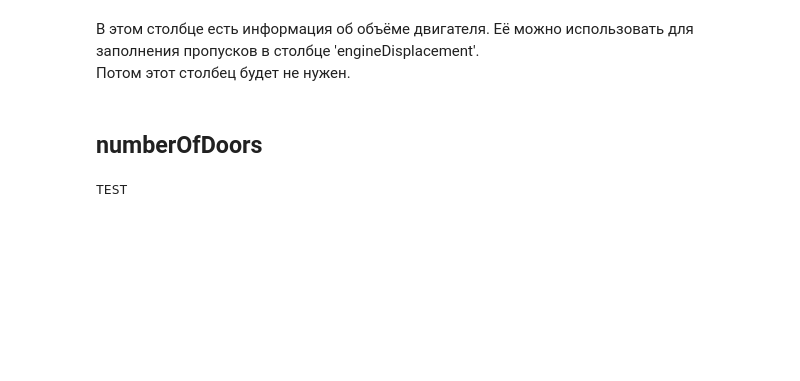
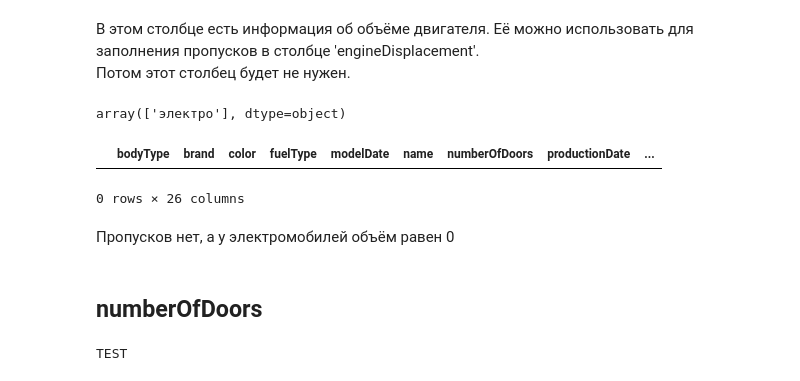
Before and after one commit to Sly-Dog/auto_pricing, a Jupyter notebook: secondary_notebooks/Preprocessing_and_thoughts.ipynb, the cells around one changed output. Cells and saved outputs as stored; diff of their text form; code cells hidden in the pictures; blank space fills up the shorter version.

```diff
--- a/secondary_notebooks/Preprocessing_and_thoughts.ipynb
+++ b/secondary_notebooks/Preprocessing_and_thoughts.ipynb
@@ -577,3 +590,15 @@ columns_to_drop.append('name')
+# %%
+#Проверим результат
+train_mod[train_mod['engineDisplacement'] == 0]['fuelType'].unique()
+# %% [output]
+array(['электро'], dtype=object)
+# %%
+train_mod[train_mod['engineDisplacement'].isna()]
+# %% [output]
+|  | bodyType | brand | color | fuelType | modelDate | name | numberOfDoors | productionDate | ... |
+0 rows × 26 columns
+# %% [markdown]
+Пропусков нет, а у электромобилей объём равен 0
 # %% [markdown]
 ## numberOfDoors
 # %%
```
Also changed, not shown: parts of 77 cells of this notebook, 1 other file.
